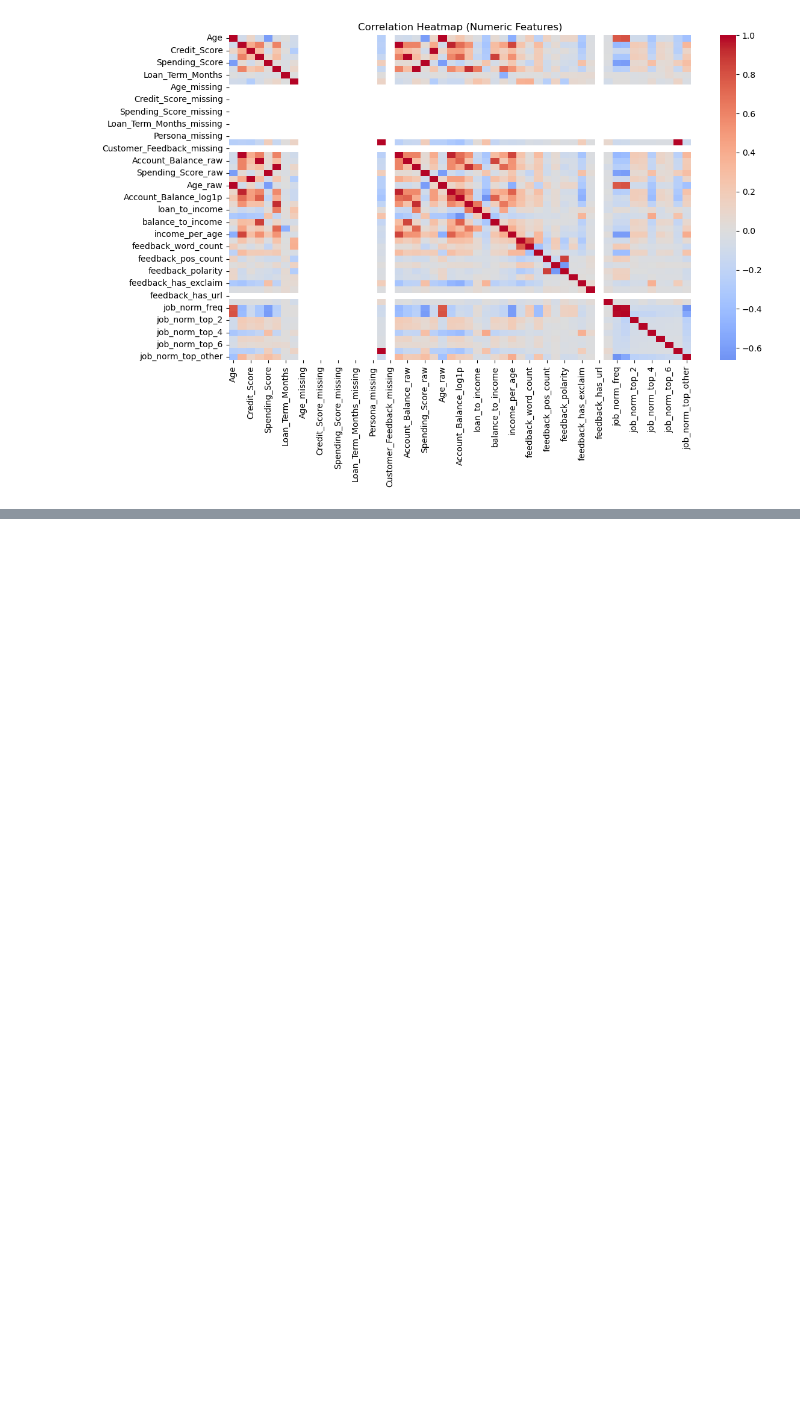
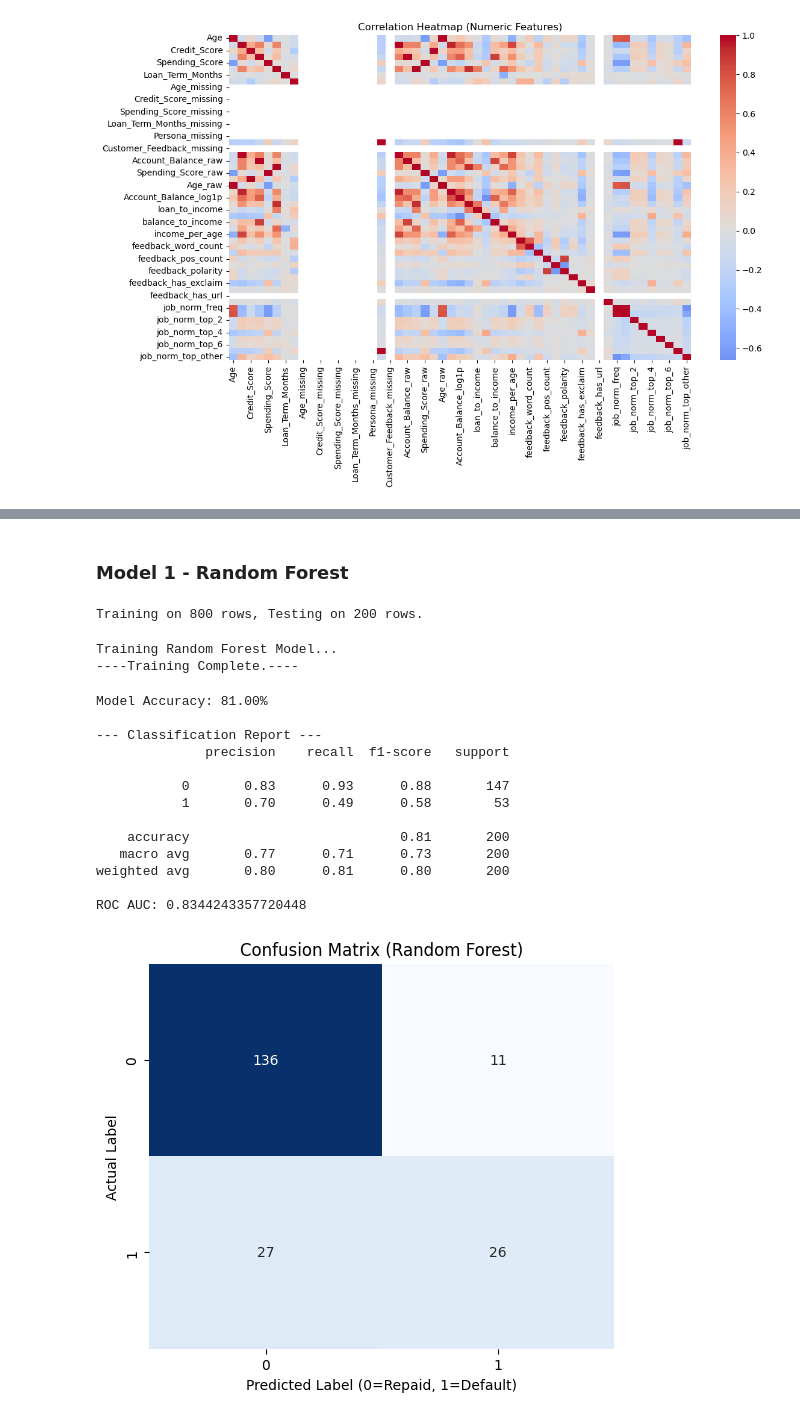
Before and after one commit to PoisonDarterz/wie3007_assignment, a Jupyter notebook: group_project.ipynb, the cells around one changed output, grey strips where cells are left out. Drawn from its saved outputs; the diff is of its cells as text; code cells hidden in the pictures; blank space fills up the shorter version.

Commit message:
Add basic RandomForestClassifier model

```diff
--- a/group_project.ipynb
+++ b/group_project.ipynb
@@ -679,0 +682,2 @@ Loan_Term_Months           1000.0     32.172000     17.519056    12.000000
+# %% [markdown]
+### Model 1 - Random Forest
@@ -679,0 +724,64 @@ Loan_Term_Months           1000.0     32.172000     17.519056    12.000000
+# %%
+# 2. SPLIT DATA (Train/Test)
+
+X_train, X_test, y_train, y_test = train_test_split(X, y, test_size=0.2, random_state=42)
+
+print(f"Training on {X_train.shape[0]} rows, Testing on {X_test.shape[0]} rows.")
+# %% [output]
+Training on 800 rows, Testing on 200 rows.
+# %%
+# 3. BUILD & TRAIN MODEL
+
+# Initialize Random Forest with 100 trees
+rf_model = RandomForestClassifier(n_estimators=100, random_state=42, max_depth=10)
+
+print("\nTraining Random Forest Model...")
+rf_model.fit(X_train, y_train)
+print("----Training Complete.----")
+# %% [output]
+Training Random Forest Model...
+----Training Complete.----
+# %%
+# 4. EVALUATION & METRICS
+
+# Make predictions on the test set
+y_pred = rf_model.predict(X_test)
+
+# A. Accuracy Score
+accuracy = accuracy_score(y_test, y_pred)
+print(f"\nModel Accuracy: {accuracy:.2%}")
+
+# B. Detailed Classification Report (Precision, Recall, F1)
+print("\n--- Classification Report ---")
+print(classification_report(y_test, y_pred))
+
+# C. ROC and AUC Score
+if hasattr(rf_model, 'predict_proba'):
+    try:
+        print('ROC AUC:', roc_auc_score(y_test, rf_model.predict_proba(X_test)[:,1]))
+    except Exception:
+        pass
+
+# D. Confusion Matrix Visualization
+plt.figure(figsize=(6, 5))
+cm = confusion_matrix(y_test, y_pred)
+sns.heatmap(cm, annot=True, fmt='d', cmap='Blues', cbar=False)
+plt.title('Confusion Matrix (Random Forest)')
+plt.xlabel('Predicted Label (0=Repaid, 1=Default)')
+plt.ylabel('Actual Label')
+plt.show()
+# %% [output]
+Model Accuracy: 81.00%
+
+--- Classification Report ---
+              precision    recall  f1-score   support
+
+           0       0.83      0.93      0.88       147
+           1       0.70      0.49      0.58        53
+
+    accuracy                           0.81       200
+   macro avg       0.77      0.71      0.73       200
+weighted avg       0.80      0.81      0.80       200
+
+ROC AUC: 0.8344243357720448
+[figure, added]
```
Also changed, not shown: parts of 4 cells of this notebook.
